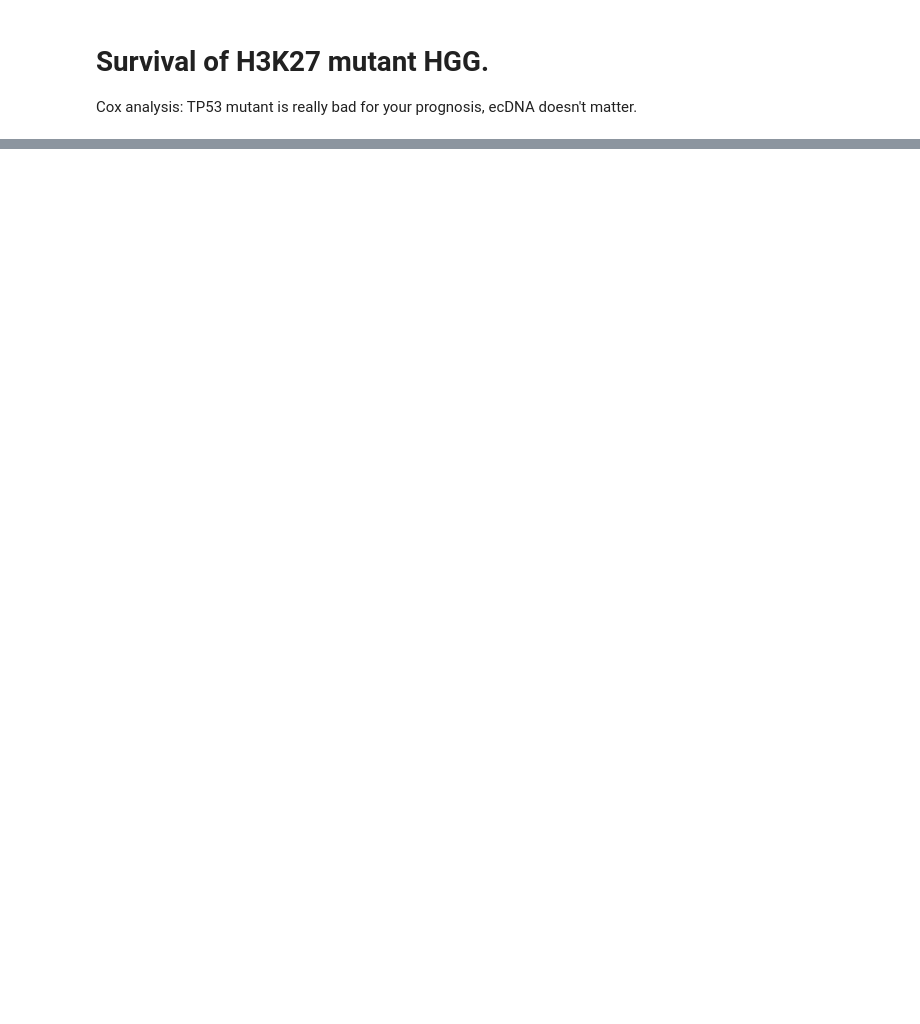
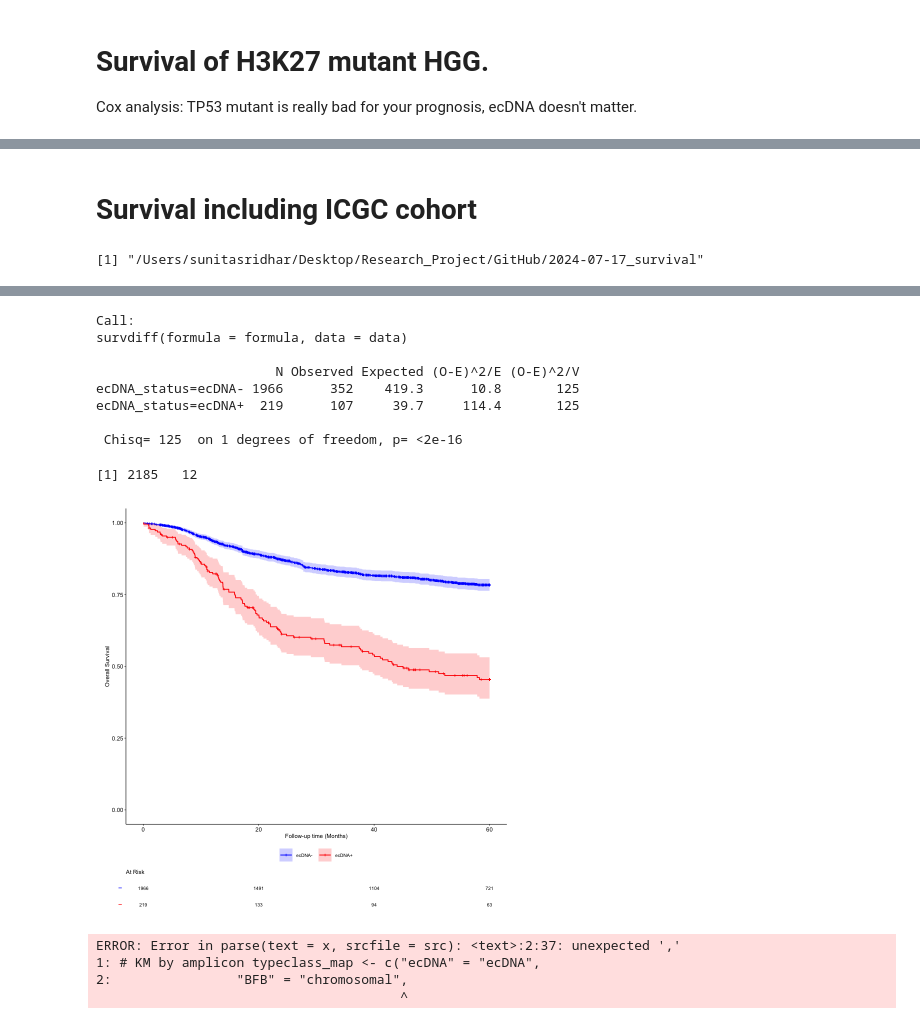
Before and after one commit to auberginekenobi/pedpancan_ecdna, a Jupyter notebook: 2024-07-17_survival/survival.ipynb, the cells around one changed output, grey strips where cells are left out. Drawn from its saved outputs; the diff is of its cells as text; code cells hidden in the pictures; blank space fills up the shorter version.

```diff
--- a/2024-07-17_survival/survival.ipynb
+++ b/2024-07-17_survival/survival.ipynb
@@ -253,0 +633,16 @@ logrank
+# %% [markdown]
+# Survival including ICGC cohort
+# %%
+# KM by ecDNA status of combined cohort, censored at 5 years for data including
+
+print(getwd())
+data <- load_survival_data("../data/Supplementary Tables With ICGC.xlsx")
+formula <- Surv(OS_months_5y, OS_status_5y) ~ ecDNA_status
+km <- survfit2(formula=formula, data=data)
+km_plot(km)
+#km_plot(km, "km_surv_all_5year")
+logrank <- survdiff(formula,data)
+logrank
+dim(data)
+# %% [output]
+[1] "/Users/sunitasridhar/Desktop/Research_Project/GitHub/2024-07-17_survival"
@@ -253,0 +661,29 @@ logrank
+Call:
+survdiff(formula = formula, data = data)
+
+                       N Observed Expected (O-E)^2/E (O-E)^2/V
+ecDNA_status=ecDNA- 1966      352    419.3      10.8       125
+ecDNA_status=ecDNA+  219      107     39.7     114.4       125
+
+ Chisq= 125  on 1 degrees of freedom, p= <2e-16
+[1] 2185   12
+[figure, added]
+# %%
+# KM by amplicon typeclass_map <- c("ecDNA" = "ecDNA",
+               "BFB" = "chromosomal",
+               "Complex noncyclic" = "chromosomal",
+               "Linear" = "chromosomal"
+)
+data <- load_survival_data("../data/Supplementary Tables With ICGC.xlsx") %>%
+  mutate(amplicon_class = recode(amplicon_class, !!!class_map))
+formula <- Surv(OS_months_5y, OS_status_5y) ~ amplicon_class
+km <- survfit2(formula=formula, data=data)
+km_plot(km)
+#km_plot(km, "km_class_all_5year")
+logrank <- pairwise_survdiff(formula,data,p.adjust.method="BH",rho=0)
+logrank
+# %% [output]
+ERROR: Error in parse(text = x, srcfile = src): <text>:2:37: unexpected ','
+1: # KM by amplicon typeclass_map <- c("ecDNA" = "ecDNA",
+2:                "BFB" = "chromosomal",
+                                       ^
```
Also changed, not shown: parts of 15 cells of this notebook.
